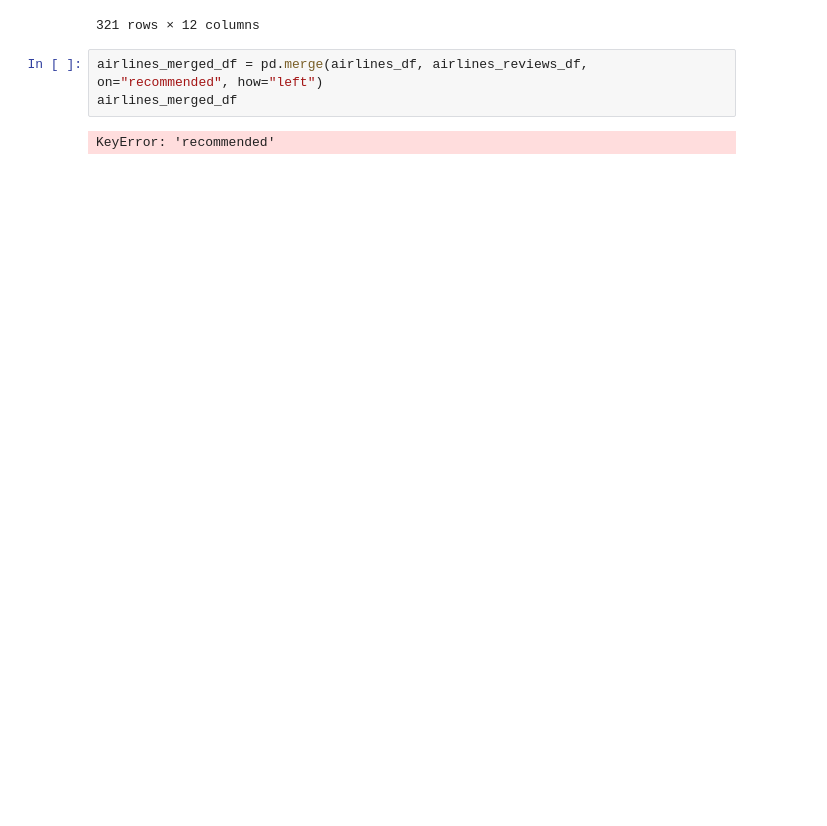
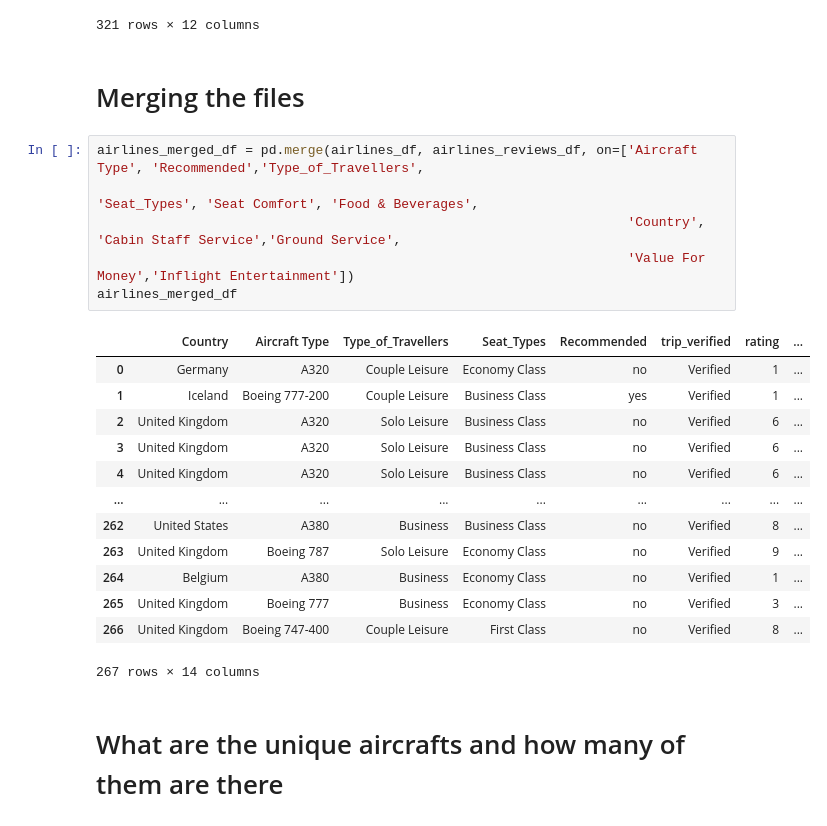
Before and after one commit to chonyeagoro/Project_3_Data_Engineering, a Jupyter notebook: Project_3_data_engineering.ipynb, the cells around one changed output. Cells and saved outputs as stored; diff of their text form; blank space fills up the shorter version.

```diff
--- a/Project_3_data_engineering.ipynb
+++ b/Project_3_data_engineering.ipynb
@@ -180,8 +200,27 @@ airlines_reviews_df
 | 2848 | A380 | United Kingdom | Solo Leisure | Economy Class | 4.0 | 5.0 | ... |
 | 2876 | A321 | United Kingdom | Business | Business Class | 1.0 | 3.0 | ... |
 321 rows × 12 columns
+# %% [markdown]
+# Merging the files
 # %%
-airlines_merged_df = pd.merge(airlines_df, airlines_reviews_df, on="recommended", how="left")
+airlines_merged_df = pd.merge(airlines_df, airlines_reviews_df, on=['Aircraft Type', 'Recommended','Type_of_Travellers',
+                                                                    'Seat_Types', 'Seat Comfort', 'Food & Beverages',
+                                                                    'Country', 'Cabin Staff Service','Ground Service',
+                                                                    'Value For Money','Inflight Entertainment'])
 airlines_merged_df
 # %% [output]
+|  | Country | Aircraft Type | Type_of_Travellers | Seat_Types | Recommended | trip_verified | rating | ... |
+| 0 | Germany | A320 | Couple Leisure | Economy Class | no | Verified | 1 | ... |
+| 1 | Iceland | Boeing 777-200 | Couple Leisure | Business Class | yes | Verified | 1 | ... |
+| 2 | United Kingdom | A320 | Solo Leisure | Business Class | no | Verified | 6 | ... |
+| 3 | United Kingdom | A320 | Solo Leisure | Business Class | no | Verified | 6 | ... |
+| 4 | United Kingdom | A320 | Solo Leisure | Business Class | no | Verified | 6 | ... |
+| ... | ... | ... | ... | ... | ... | ... | ... | ... |
+| 262 | United States | A380 | Business | Business Class | no | Verified | 8 | ... |
+| 263 | United Kingdom | Boeing 787 | Solo Leisure | Economy Class | no | Verified | 9 | ... |
+| 264 | Belgium | A380 | Business | Economy Class | no | Verified | 1 | ... |
+| 265 | United Kingdom | Boeing 777 | Business | Economy Class | no | Verified | 3 | ... |
+| 266 | United Kingdom | Boeing 747-400 | Couple Leisure | First Class | no | Verified | 8 | ... |
-KeyError: 'recommended'
+267 rows × 14 columns
+# %% [markdown]
+# What are the unique aircrafts and how many of them are there
```
Also changed, not shown: parts of 10 cells of this notebook.
